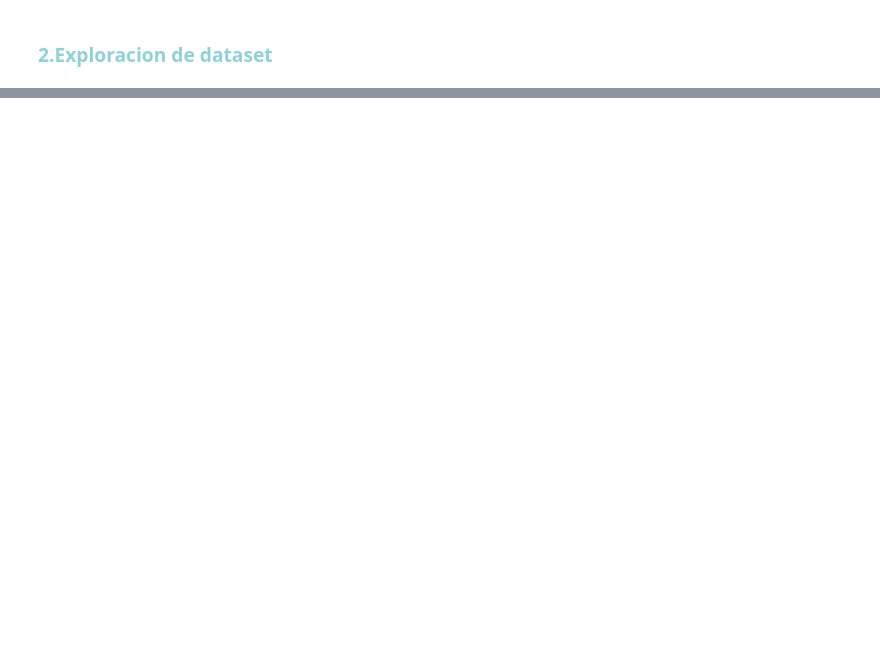
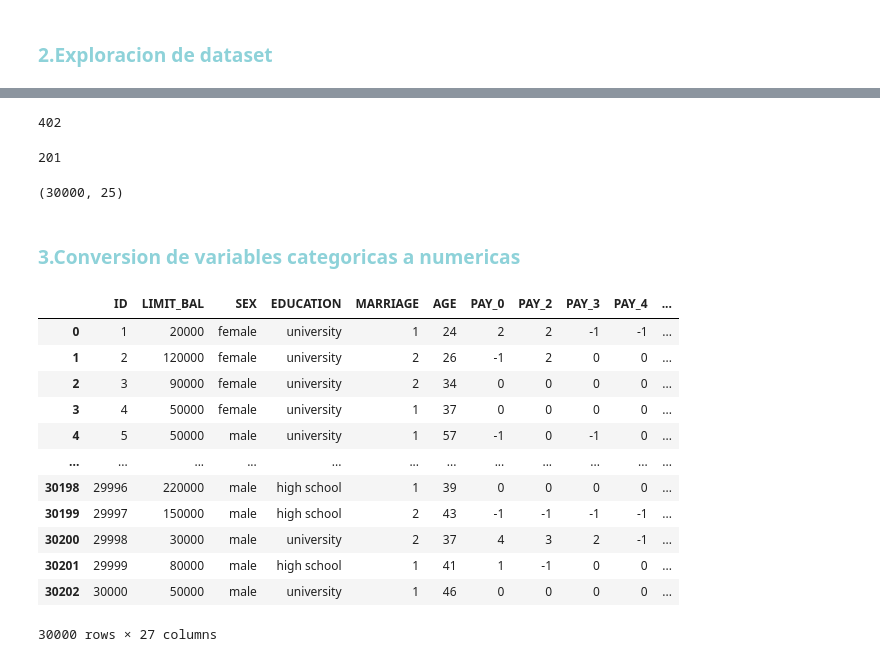
Before and after one commit to aobando20/Machine-learning, a Jupyter notebook: BancoUno Proyecto Final.ipynb, the cells around one changed output, grey strips where cells are left out. Drawn from its saved outputs; the diff is of its cells as text; code cells hidden in the pictures; blank space fills up the shorter version.

```diff
--- a/BancoUno Proyecto Final.ipynb
+++ b/BancoUno Proyecto Final.ipynb
@@ -66,0 +242,6 @@ profile .to_file("credit.html")
+# %%
+credit["PAY_AMT5"]=credit["PAY_AMT5"].astype("int")
+# %%
+credit["PAY_AMT5"]=credit["PAY_AMT5"].astype("int")
+# %%
+credit["PAY_AMT6"]=credit["PAY_AMT6"].astype("int")
@@ -66,0 +286,45 @@ profile .to_file("credit.html")
+# %%
+#Se revisan los duplicados totales
+credit[credit.duplicated(keep=False)].shape[0]
+# %% [output]
+402
+# %%
+#Se revisan los duplicados que coincidan con todas las columnas
+credit[credit.duplicated(["ID","LIMIT_BAL","SEX","EDUCATION","MARRIAGE","AGE",
+                          "PAY_0","PAY_2","PAY_3","PAY_4",
+                          "BILL_AMT4","BILL_AMT5","BILL_AMT6",
+                          "PAY_AMT1","PAY_AMT2","PAY_AMT3","PAY_AMT4","PAY_AMT5","PAY_AMT6",
+                          "default payment next month"])].shape[0]
+# %% [output]
+201
+# %%
+#Se eliminan los duplicados
+credit.drop_duplicates(["ID","LIMIT_BAL","SEX","EDUCATION","MARRIAGE","AGE",
+                          "PAY_0","PAY_2","PAY_3","PAY_4",
+                          "BILL_AMT4","BILL_AMT5","BILL_AMT6",
+                          "PAY_AMT1","PAY_AMT2","PAY_AMT3","PAY_AMT4","PAY_AMT5","PAY_AMT6",
+                          "default payment next month"],inplace=True)
+# %%
+#Se revisa el canbio en el dataset
+credit.shape
+# %% [output]
+(30000, 25)
+# %% [markdown]
+<h3 style="color: #8ED2D9"> 3.Conversion de variables categoricas a numericas </h3>
+# %%
+credit = pd.concat([credit,pd.get_dummies(credit['SEX'])], axis=1)
+credit
+# %% [output]
+|  | ID | LIMIT_BAL | SEX | EDUCATION | MARRIAGE | AGE | PAY_0 | PAY_2 | PAY_3 | PAY_4 | ... |
+| 0 | 1 | 20000 | female | university | 1 | 24 | 2 | 2 | -1 | -1 | ... |
+| 1 | 2 | 120000 | female | university | 2 | 26 | -1 | 2 | 0 | 0 | ... |
+| 2 | 3 | 90000 | female | university | 2 | 34 | 0 | 0 | 0 | 0 | ... |
+| 3 | 4 | 50000 | female | university | 1 | 37 | 0 | 0 | 0 | 0 | ... |
+| 4 | 5 | 50000 | male | university | 1 | 57 | -1 | 0 | -1 | 0 | ... |
+| ... | ... | ... | ... | ... | ... | ... | ... | ... | ... | ... | ... |
+| 30198 | 29996 | 220000 | male | high school | 1 | 39 | 0 | 0 | 0 | 0 | ... |
+| 30199 | 29997 | 150000 | male | high school | 2 | 43 | -1 | -1 | -1 | -1 | ... |
+| 30200 | 29998 | 30000 | male | university | 2 | 37 | 4 | 3 | 2 | -1 | ... |
+| 30201 | 29999 | 80000 | male | high school | 1 | 41 | 1 | -1 | 0 | 0 | ... |
+| 30202 | 30000 | 50000 | male | university | 1 | 46 | 0 | 0 | 0 | 0 | ... |
+30000 rows × 27 columns
```
Also changed, not shown: parts of 50 cells of this notebook.
